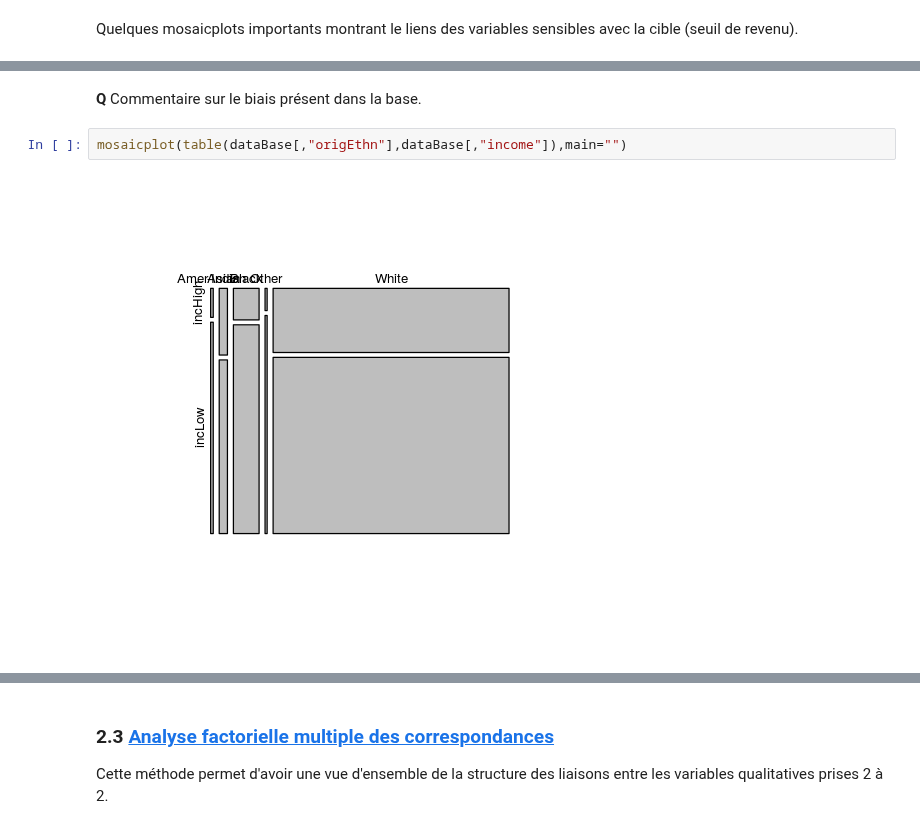
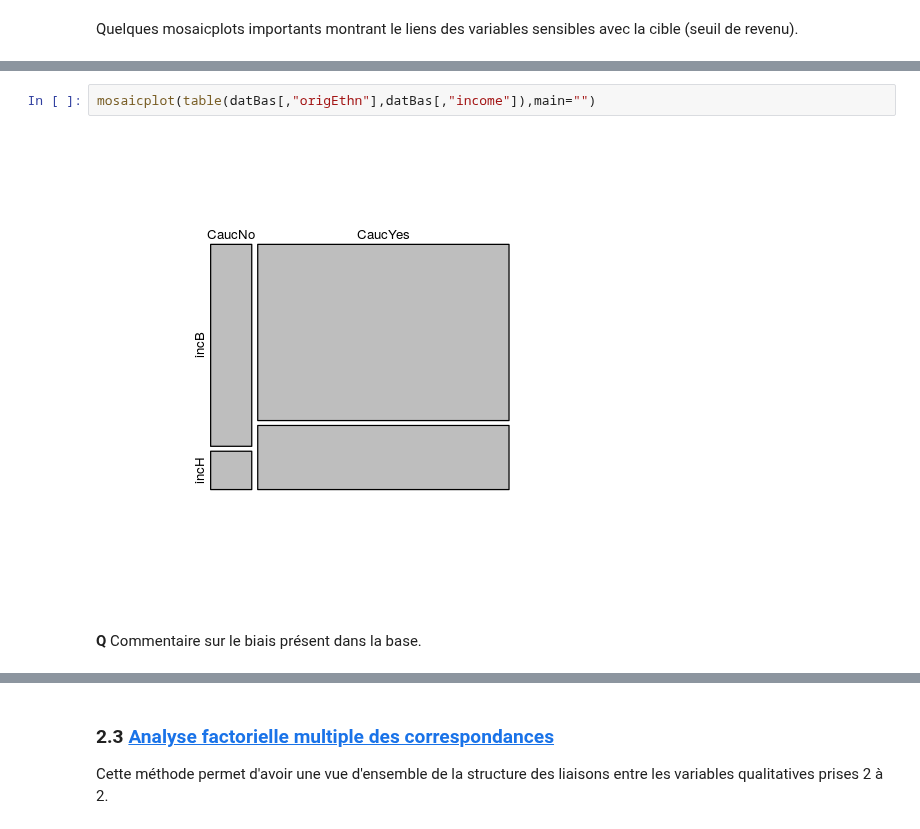
Before and after one commit to wikistat/Fair-ML-4-Ethical-AI, a Jupyter notebook: AdultCensus/AdultCensus-R-biasDetection.ipynb, the cells around one changed output, grey strips where cells are left out. Saved outputs shown, nothing was run; the diff lists cells and outputs as text.

```diff
--- a/AdultCensus/AdultCensus-R-biasDetection.ipynb
+++ b/AdultCensus/AdultCensus-R-biasDetection.ipynb
@@ -157,6 +193,6 @@ mosaicplot(table(dataBase[,"sex"],dataBase[,"income"]),main="")
+# %%
+mosaicplot(table(datBas[,"origEthn"],datBas[,"income"]),main="")
+# %% [output]
+[figure, added]
 # %% [markdown]
 **Q** Commentaire sur le biais présent dans la base.
-# %%
-mosaicplot(table(dataBase[,"origEthn"],dataBase[,"income"]),main="")
-# %% [output]
-[figure, removed]
```
Also changed, not shown: parts of 84 cells of this notebook, 9 other files.
